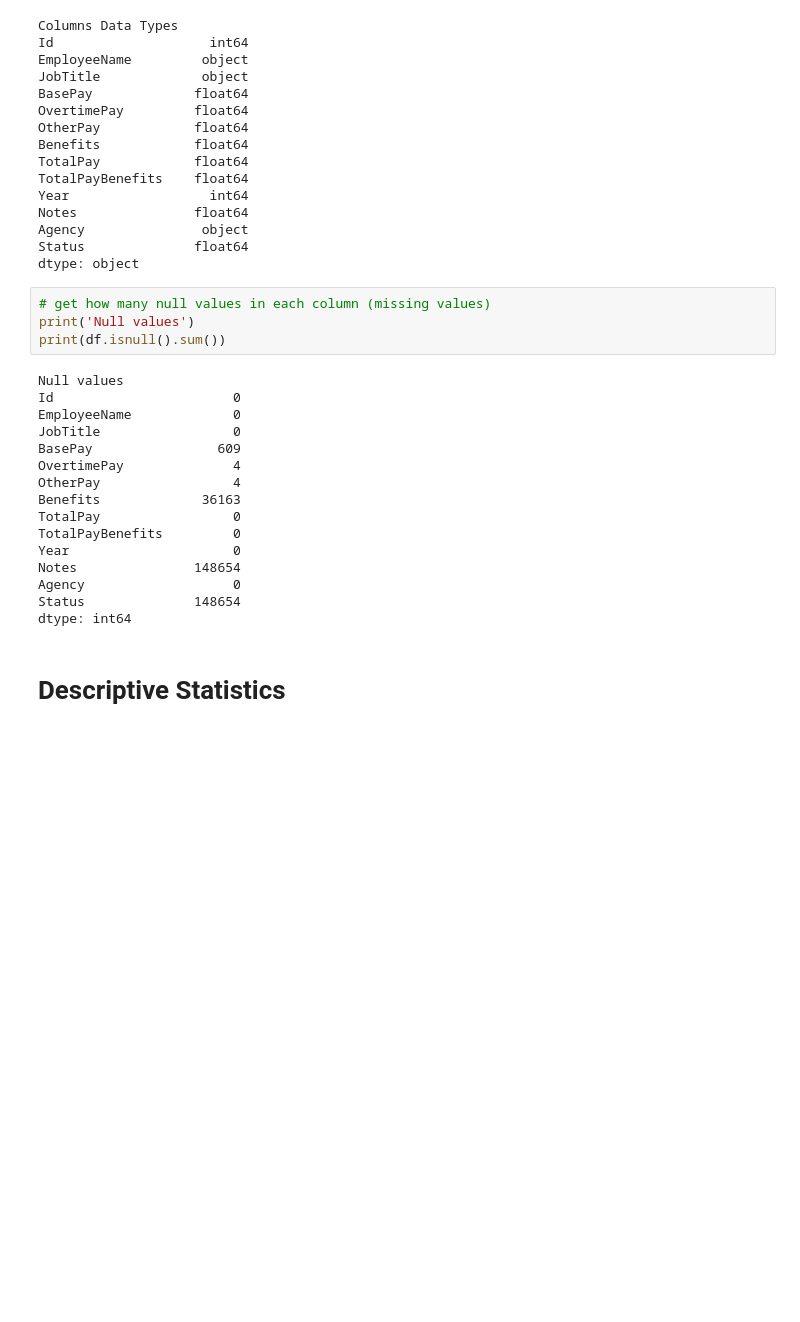
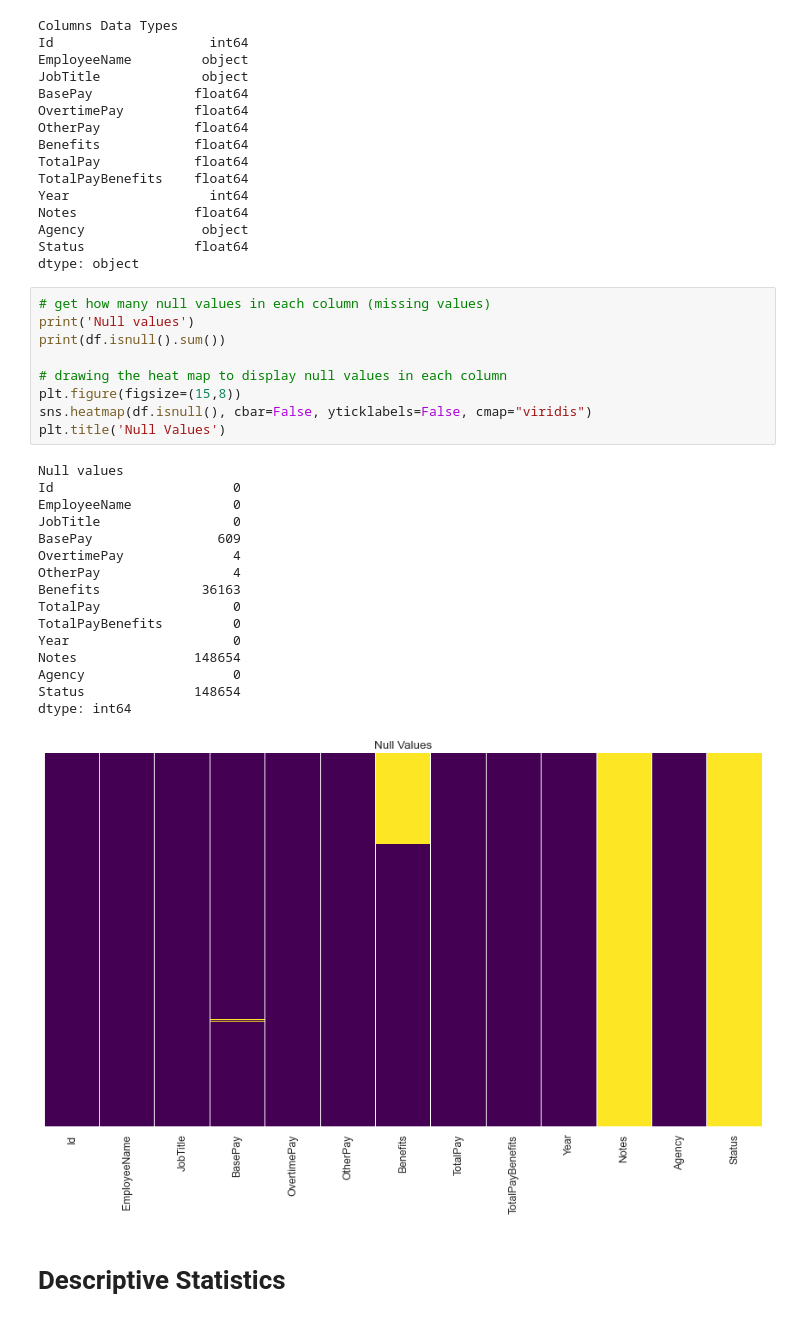
Before and after one commit to MaryAlrayes/salaries_analysis, a Jupyter notebook: salaries_analysis.ipynb, the cells around one changed output. Cells and saved outputs as stored; diff of their text form; blank space fills up the shorter version.

```diff
--- a/salaries_analysis.ipynb
+++ b/salaries_analysis.ipynb
@@ -95,23 +95,29 @@ dtype: object
 # %%
 # get how many null values in each column (missing values)
 print('Null values')
 print(df.isnull().sum())
+
+# drawing the heat map to display null values in each column
+plt.figure(figsize=(15,8))
+sns.heatmap(df.isnull(), cbar=False, yticklabels=False, cmap="viridis")
+plt.title('Null Values')
 # %% [output]
 Null values
 Id                       0
 EmployeeName             0
 JobTitle                 0
 BasePay                609
 OvertimePay              4
 OtherPay                 4
 Benefits             36163
 TotalPay                 0
 TotalPayBenefits         0
 Year                     0
 Notes               148654
 Agency                   0
 Status              148654
 dtype: int64
+[figure, added]
 # %% [markdown]
 # Descriptive Statistics
 # %%
```
Also changed, not shown: parts of 8 cells of this notebook, 2 other files.
